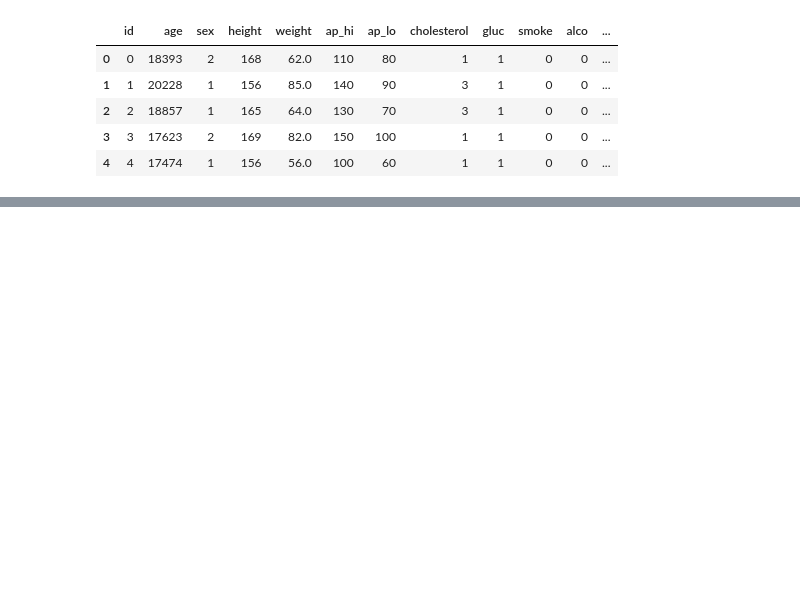
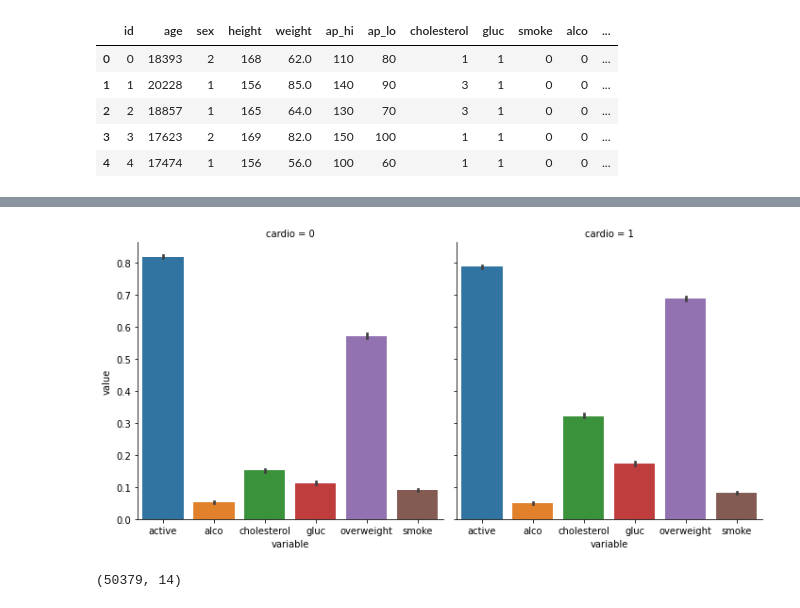
Before and after one commit to chewzzz1014/data-analysts-projects, a Jupyter notebook: freeCodeCamp/Medical-Data-Visualizer/main.ipynb, the cells around one changed output, grey strips where cells are left out. Cells and saved outputs as stored; diff of their text form; code cells hidden in the pictures; blank space fills up the shorter version.

```diff
--- a/freeCodeCamp/Medical-Data-Visualizer/main.ipynb
+++ b/freeCodeCamp/Medical-Data-Visualizer/main.ipynb
@@ -15,3 +15,13 @@ df.head(5)
 | 2 | 2 | 18857 | 1 | 165 | 64.0 | 130 | 70 | 3 | 1 | 0 | 0 | ... |
 | 3 | 3 | 17623 | 2 | 169 | 82.0 | 150 | 100 | 1 | 1 | 0 | 0 | ... |
 | 4 | 4 | 17474 | 1 | 156 | 56.0 | 100 | 60 | 1 | 1 | 0 | 0 | ... |
+# %%
+# add overwieght column
+# 0 for not overweight and 1 for overweight (bmi)
+# bmi = weight[kg] / (height[m] **2 )
+
+df["bmi_values"] = df.weight / ((df.height/100)**2)
+df["overweight"] = df["bmi_values"].apply(lambda x: 1 if (x>25) else 0)
+
+df.drop("bmi_values", axis=1, inplace=True)
+df.head(5)
@@ -17,0 +35,10 @@ df.head(5)
+# %%
+# Normalize the data by making 0 always good and 1 always bad. If the value of cholesterol or gluc is 1, make the value 0.
+# If the value is more than 1, make the value 1.
+
+print(df.gluc.unique())
+print(df.cholesterol.unique())
+
+df.gluc = df.gluc.apply(lambda x: 0 if (x==1) else 1)
+df.cholesterol = df.cholesterol.apply(lambda x: 0 if (x==1) else 1)
+df.head(5)
@@ -17,0 +54,37 @@ df.head(5)
+# %%
+# Convert the data into long format
+# create a chart that shows the value counts of the categorical features using seaborn's catplot()
+
+cols_needed = ["active", "alco", "cholesterol", "gluc", "overweight", "smoke"]
+
+df_melted = pd.melt(df, id_vars="cardio", value_vars=cols_needed)
+
+
+sns.catplot(
+    data=df_melted,
+    x="variable",
+    y="value",
+    col="cardio",
+    kind="bar"
+);
+# %% [output]
+[figure, added]
+# %%
+# filter out:
+# 1. diastolic pressure is higher than systolic (Keep the correct data with (df['ap_lo'] <= df['ap_hi']))
+df = df[df.ap_lo <= df.ap_hi]
+
+# 2. height is less than the 2.5th percentile
+df = df[df.height >= (df.height.quantile(0.025)) ]
+
+# 3. height is more than the 97.5th percentile
+df = df[ df.height <= (df.height.quantile(0.975)) ]
+
+# 4. weight is less than the 2.5th percentile
+df = df[df.weight >= (df.weight.quantile(0.025)) ]
+
+# 5. weight is more than the 97.5th percentile
+df = df[df.weight <= (df.weight.quantile(0.975)) ]
+df.shape
+# %% [output]
+(50379, 14)
```
Also changed, not shown: parts of 3 cells of this notebook.
